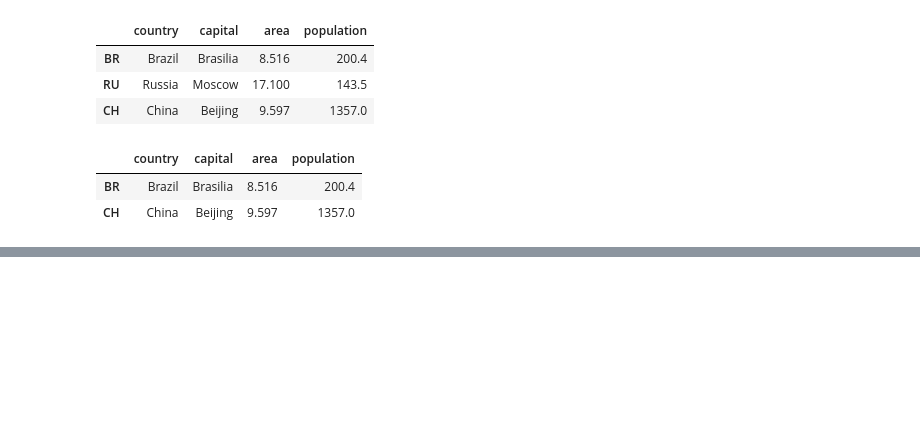
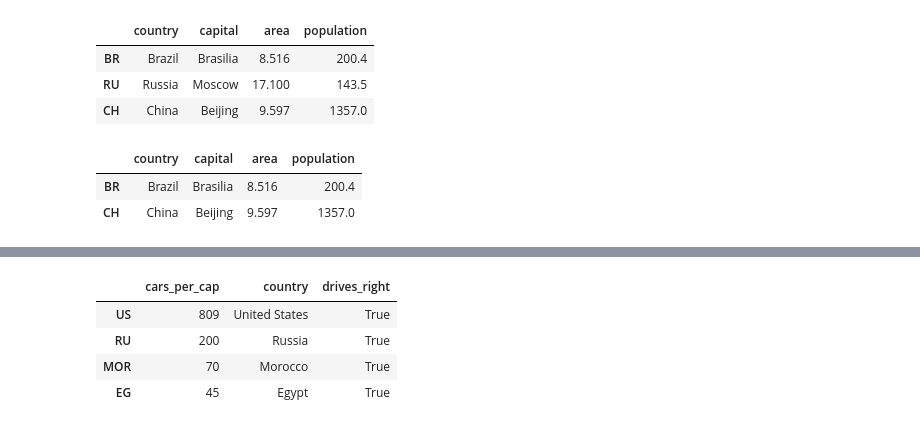
Before and after one commit to rexfuentes/repo1103, a Jupyter notebook: practice.ipynb, the cells around one changed output, grey strips where cells are left out. Saved outputs shown, nothing was run; the diff lists cells and outputs as text; code cells hidden in the pictures; blank space fills up the shorter version.

```diff
--- a/practice.ipynb
+++ b/practice.ipynb
@@ -86,0 +99,9 @@ brics[np.logical_and(brics['area'] > 8, brics['area']< 10)]
+# %%
+sel = cars[cars['drives_right'] == True]
+sel
+# %% [output]
+|  | cars_per_cap | country | drives_right |
+| US | 809 | United States | True |
+| RU | 200 | Russia | True |
+| MOR | 70 | Morocco | True |
+| EG | 45 | Egypt | True |
```
Also changed, not shown: parts of 17 cells of this notebook, 1 other file.
